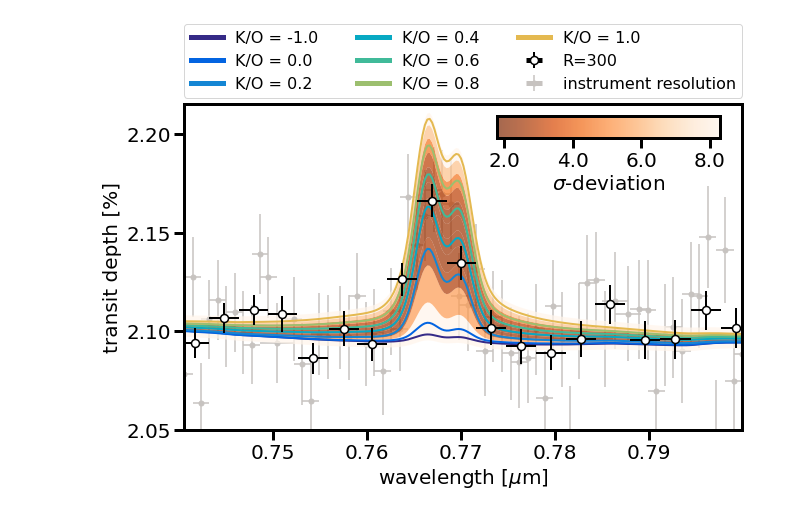
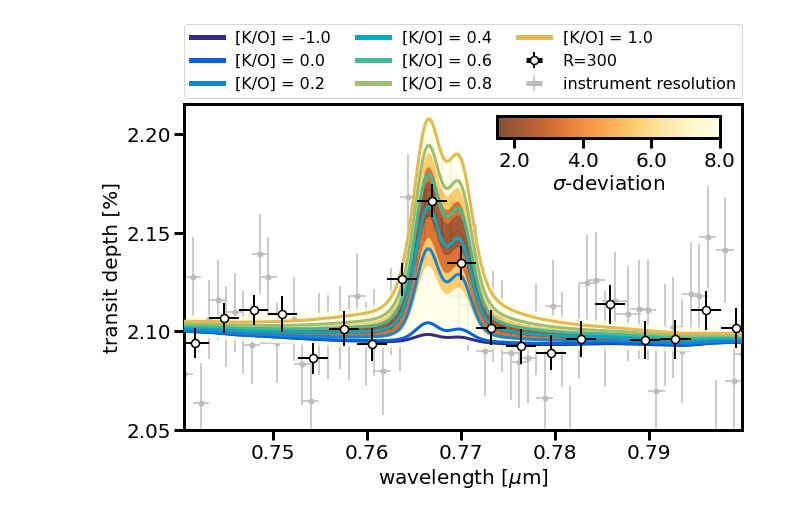
Before and after one commit to afeinstein20/wasp39b_niriss_paper, a Jupyter notebook: edfigure8.ipynb, the cells around one changed output. Saved outputs shown, nothing was run; the diff lists cells and outputs as text; code cells hidden in the pictures.

```diff
--- a/edfigure8.ipynb
+++ b/edfigure8.ipynb
@@ -122,7 +124,8 @@ p_value = 1 - stats.chi2.cdf(np.array(ko_chi2)*len(dat[:,0]),
                              len(dat[:,0])-1)
 sigma = np.sqrt(2)*erfcinv(p_value)
 # %%
-CMAP = plt.get_cmap('Oranges_r')
+cmap_name = 'gist_heat'
+CMAP = plt.get_cmap(cmap_name)
 new_cmap= truncate_colormap(CMAP , 0.1, 2.0)
 chi_arr=np.arange(1.3, 3.3, 0.001)
 cNorm  = colors.Normalize(vmin=0, vmax=len(chi_arr))
@@ -146,19 +149,15 @@ ax.errorbar(data['wave'][q], data['dppm'][q]/1e6,
          markeredgewidth=1.5,
          color='w', zorder=200, label='R=300')
 
+irc = '#bdbbba'
 ax.errorbar(full[:,0], full[:,2],
          xerr=full[:,1],
          yerr=full[:,3],
          linestyle='', marker='o',
-         markeredgecolor='#c7c3c0',
-         ecolor='#c7c3c0',
-         color='#c7c3c0', zorder=0, label='instrument resolution')
+         markeredgecolor=irc,
+         ecolor=irc,
+         color=irc, zorder=0, label='instrument resolution')
 
-ref = convolve_model(ref_file)
-
-#ax.plot(ref[0][cutends:-cutends], ref[1][cutends:-cutends],
-#        label='ref. (0.1)', lw=3,
-#        c='k', zorder=30, alpha=1)
 
 
 inds = np.linspace(0,200,len(models),dtype=int)
@@ -179,36 +178,39 @@ for i, fn in enumerate(models):
 
 
     if i % 2 == 0:
-        lw = 2
-        label='K/O = {}'.format(np.round(ko_labels[i],1))
+        lw = 3
+        label='[K/O] = {}'.format(np.round(ko_labels[i],1))
     else:
         lw = 0
         label=''
 
     ax.plot(m1[0][cutends:-cutends], m1[1][cutends:-cutends],
              color=parula[inds[i]],
-             lw=lw, label=label)
+             lw=lw, label=label, zorder=4)
+
+    alpha=0.8
+    lw=0.4
 
     if i > 0 and i < len(models)-1:
         ax.fill_between(m1[0][cutends:-cutends],
                          (m0[1][cutends:-cutends]+m1[1][cutends:-cutends])/2.0,
                          (m1[1][cutends:-cutends]+m2[1][cutends:-cutends])/2.0,
-                         zorder=1, color=colorVal, alpha=0.7,
-                         lw=0)
+                         zorder=1, color=colorVal, alpha=alpha,
+                         lw=lw)
 
     elif i == 0:
         ax.fill_between(m1[0][cutends:-cutends],
                          m1[1][cutends:-cutends]-0.00003,
                          (m1[1][cutends:-cutends]+m2[1][cutends:-cutends])/2.0,
-                         zorder=1, color=colorVal, alpha=0.7,
-                         lw=0)
+                         zorder=1, color=colorVal, alpha=alpha,
+                         lw=lw)
 
     elif i == len(models)-1:
         ax.fill_between(m1[0][cutends:-cutends],
                          (m0[1][cutends:-cutends]+m1[1][cutends:-cutends])/2.0,
                          m1[1][cutends:-cutends]+0.00003,
-                         zorder=0, color=colorVal, alpha=0.7,
-                         lw=0)
+                         zorder=0, color=colorVal, alpha=alpha,
+                         lw=lw)
 
 
 ax.set_xlim(full[:,0][0], full[:,0][-1])
@@ -217,35 +219,39 @@ ax.set_ylabel('transit depth [%]')
 
 yticks = np.round(np.arange(0.0205, 0.0230, 0.0005),4)
 ax.set_yticks(yticks)
 labels = np.round(yticks*100,2)
 labels = [format(i, '.2f') for i in labels]
 ax.set_yticklabels(labels)
 ax.set_ylim(0.0205,0.02215)
 
-cax.imshow(np.full((30,300), np.linspace(np.nanmin(sigma),np.nanmax(sigma),300)), cmap='Oranges_r', alpha=0.7)
+cmin = 1.5
+cmax = 8.0
+cax.imshow(np.full((30,300),
+                   np.linspace(cmin, cmax,300)),
+           cmap=cmap_name, alpha=alpha)
 
 sort = np.argsort(idx_y)
-fit = interp1d(np.linspace(np.nanmin(sigma),np.nanmax(sigma),300),
+fit = interp1d(np.linspace(cmin, cmax, 300),
                np.arange(0,300,1))
 
 ticks = np.arange(2, 10, 2.0)
 cax.set_xticks(fit(ticks))
 cax.set_xticklabels(np.round(ticks,2))
 cax.set_yticks([])
 
 cax.set_xlabel(r'$\sigma$-deviation')
 cax.yaxis.set_label_position("right")
 
 leg = ax.legend(bbox_to_anchor=(0., 1.02, 1., .102), loc=3,
                  ncol=3, mode="expand", borderaxespad=0.,
                  fontsize=16)
 for legobj in leg.legendHandles:
     legobj.set_linewidth(5.0)
 
 plt.subplots_adjust(wspace=0.05)
 
-plt.savefig('/Users/belugawhale/Documents/niriss_real/wasp39/paper_figures/potassium.pdf',
+#plt.savefig('/Users/belugawhale/Documents/niriss_real/wasp39/paper_figures/potassium.pdf',
             #'/Users/belugawhale/Desktop/potassium_R{}.png'.format(R),
-           dpi=300, rasterize=True, bbox_inches='tight')
+#           dpi=300, rasterize=True, bbox_inches='tight')
 # %% [output]
-[figure, old version]
+[figure, new version]
```
Also changed, not shown: parts of 5 cells of this notebook, 3 other files.
